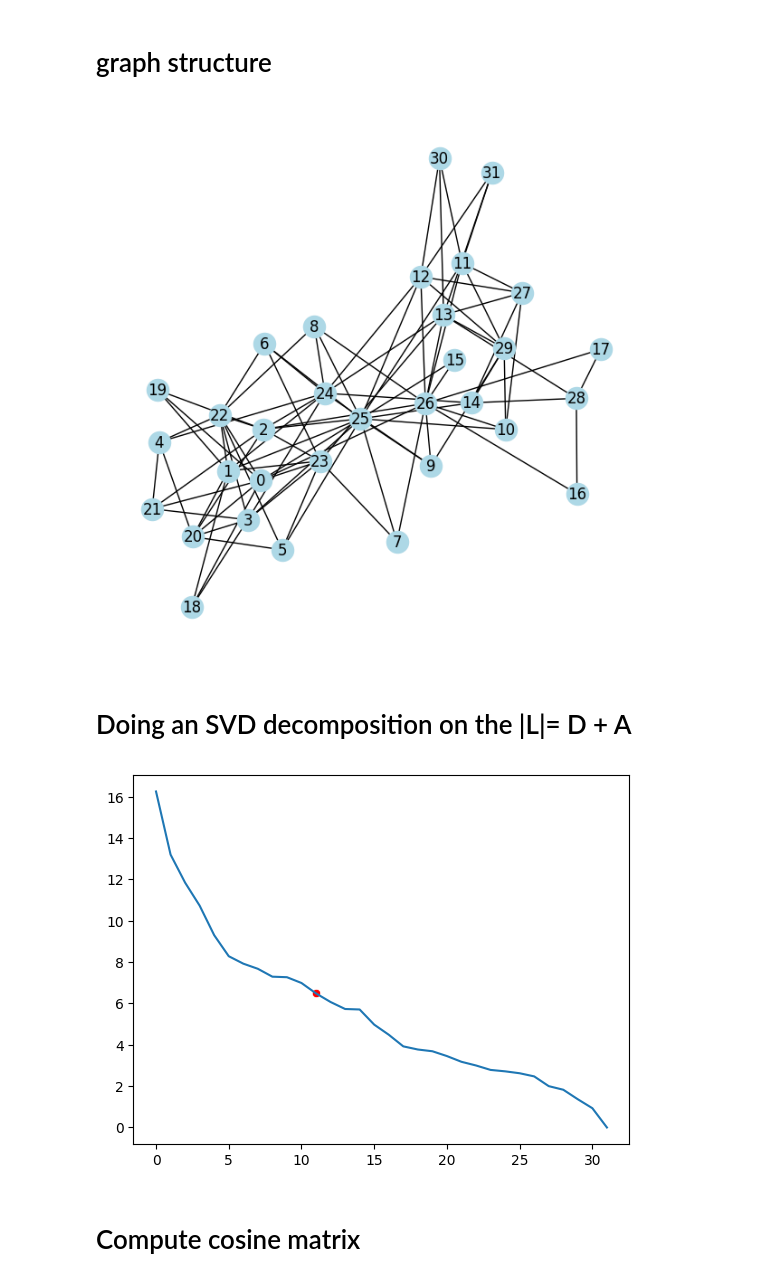
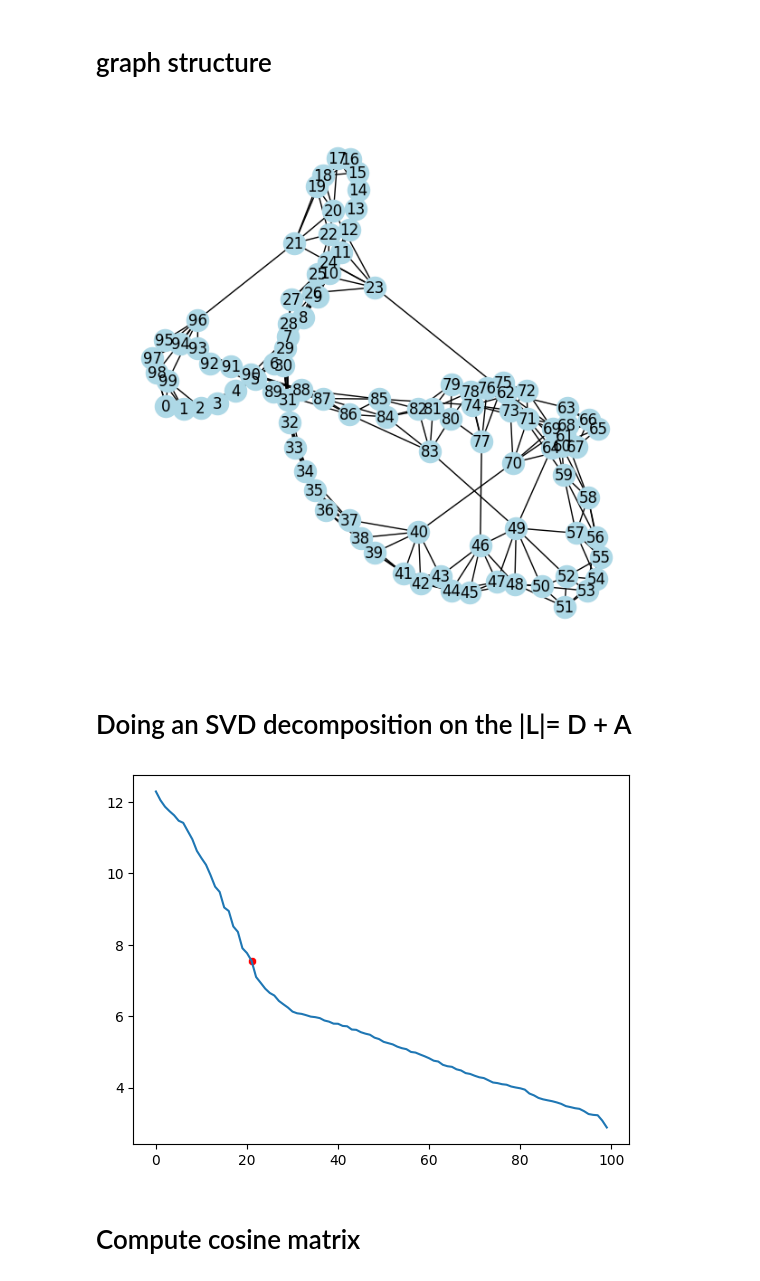
Before and after one commit to xiao278/svd_applications, a Jupyter notebook: community_detection_implementation.ipynb, the cells around one changed output. Cells and saved outputs as stored; diff of their text form; code cells hidden in the pictures.

```diff
--- a/community_detection_implementation.ipynb
+++ b/community_detection_implementation.ipynb
@@ -61,36 +61,36 @@ def draw_graph(A:np.ndarray, group_labels=None, top_nodes=None):
 #     0: [1,2,3],
 #     1: [0,2,3],
 #     2: [0,1,3],
 #     3: [0,2,4,1],
 #     4: [5,7,6,3],
 #     5: [4,6,7],
 #     6: [5,7,4],
 #     7: [4,5,6],
 # }
 
 # AL = {
 #     0: [1,5],
 #     1: [0,2],
 #     2: [1,3],
 #     3: [2,4],
 #     4: [3,5],
 #     5: [4,0]
 # }
 
-AL = nx.to_dict_of_lists(nx.davis_southern_women_graph())
+# AL = nx.to_dict_of_lists(nx.davis_southern_women_graph())
 # AL = nx.to_dict_of_lists(nx.karate_club_graph())
-# AL = nx.to_dict_of_lists(nx.watts_strogatz_graph(n=100, k=3, p=0.2))
+AL = nx.to_dict_of_lists(nx.watts_strogatz_graph(n=100, k=6, p=0.05))
 
 # top_nodes, bottom_nodes = bipartite.sets(nx.davis_southern_women_graph())
 
 # Get the adjacency matrix as a NumPy array
 G = nx.from_dict_of_lists(AL)
 A = nx.to_numpy_array(G)
 D = np.diag(np.sum(A, axis=0)) #find the degree of each node
 m, n = A.shape
 draw_graph(A)
 # %% [output]
-[figure, old version]
+[figure, new version]
 # %% [markdown]
 # Doing an SVD decomposition on the |L|= D + A
 # %%
@@ -107,7 +107,7 @@ sns.scatterplot(x=[k], y=[svs[k]], color='red')
 # sns.barplot(x=list(range(len(svs_decrease))), y=svs_decrease, color='indigo')
 plt.show()
 # %% [output]
-[figure, old version]
+[figure, new version]
 # %%
 # k = 11
 U_k = U[:,0:k+1]
```
Also changed, not shown: parts of 11 cells of this notebook, 1 other file.
